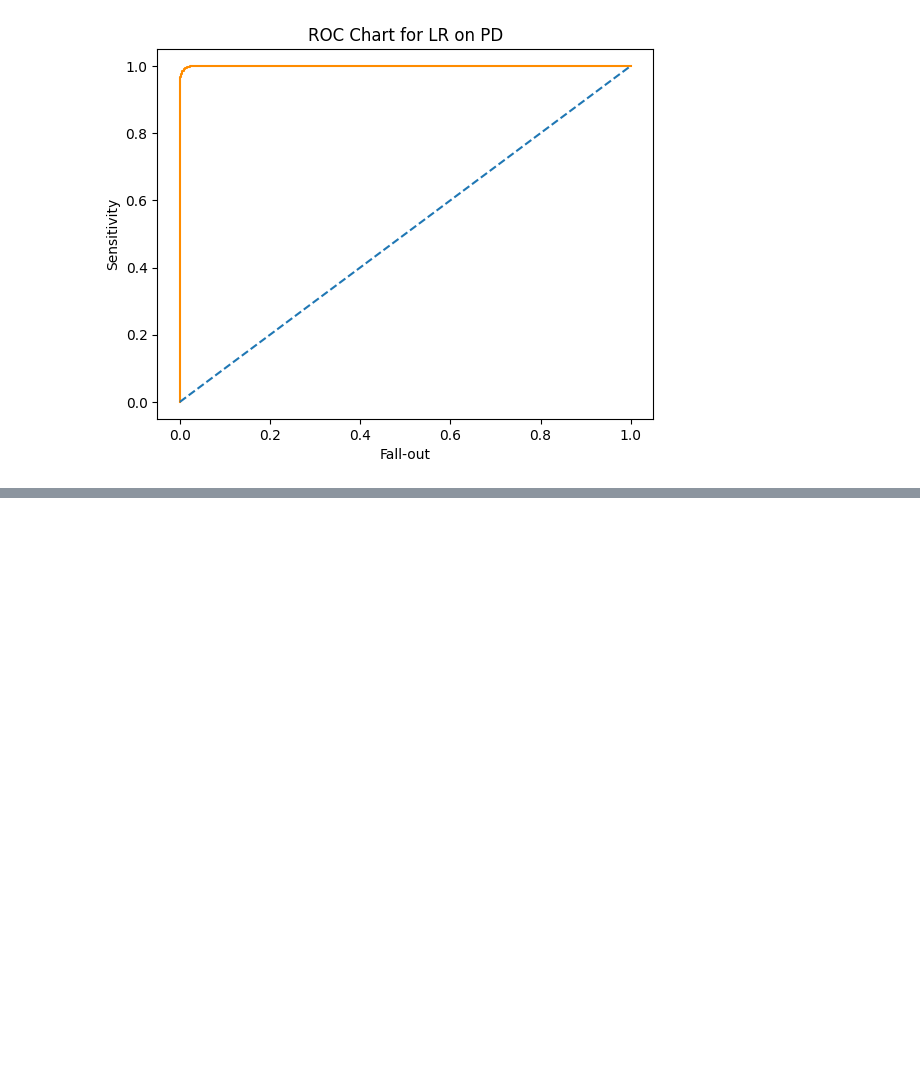
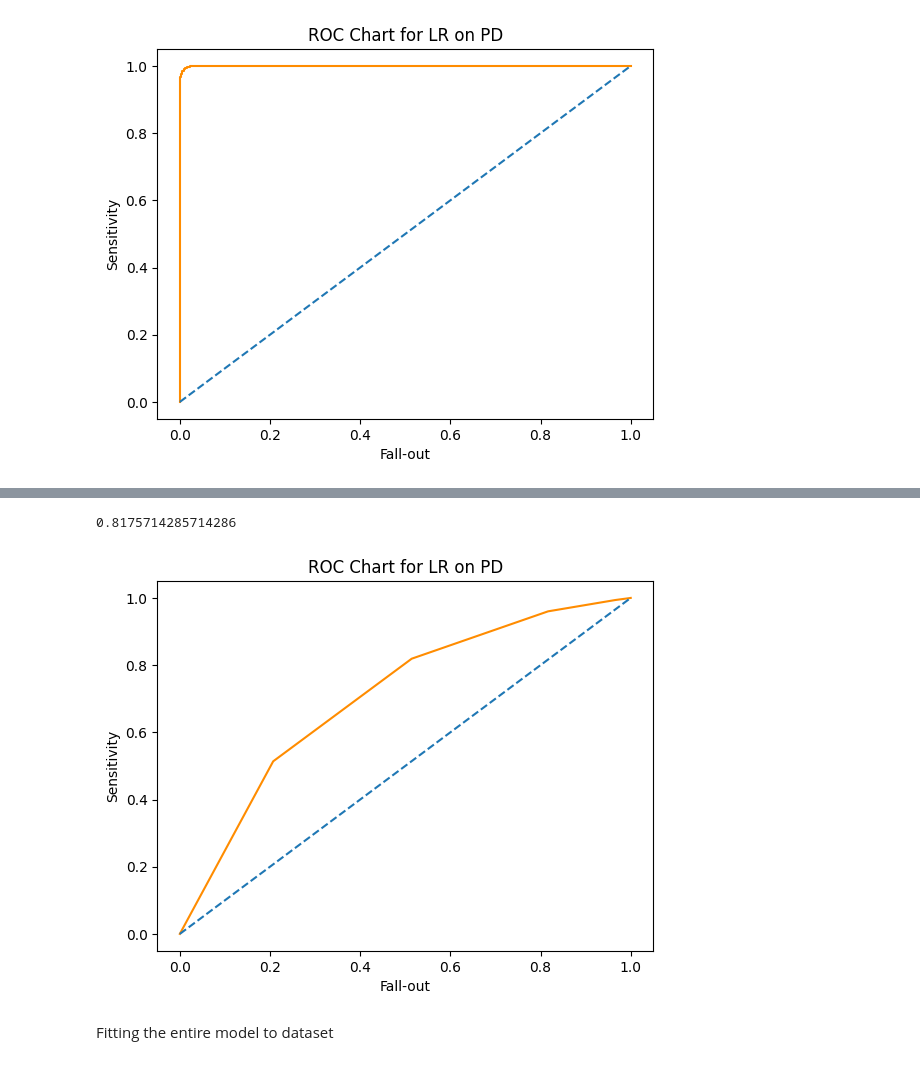
Before and after one commit to urvihp1001/JPMorganQuant, a Jupyter notebook: JPMC4.ipynb, the cells around one changed output, grey strips where cells are left out. Saved outputs shown, nothing was run; the diff lists cells and outputs as text; code cells hidden in the pictures; blank space fills up the shorter version.

```diff
--- a/JPMC4.ipynb
+++ b/JPMC4.ipynb
@@ -255,0 +294,9 @@ prob_to_default=clf_logistic.predict_proba(X)
+# %%
+X=Loans_df['Rating'].to_numpy().reshape(-1,1)
+# %%
+X_train, X_test, Y_train, Y_test = train_test_split(X, Y, test_size=.7, random_state=123)
+# %%
+from sklearn.linear_model import LogisticRegression
+clf_logistic = LogisticRegression(solver='lbfgs').fit(X_train, np.ravel(Y_train))
+# %%
+lr_preds = clf_logistic.predict_proba(X_test)
@@ -255,0 +324,17 @@ prob_to_default=clf_logistic.predict_proba(X)
+# %%
+print(clf_logistic.score(X_test, Y_test))
+# %% [output]
+0.8175714285714286
+# %%
+lr_preds_default = lr_preds[:, 1]
+fallout, sensitivity, thresholds = roc_curve(Y_test, lr_preds_default)
+plt.plot(fallout, sensitivity, color = 'darkorange')
+plt.plot([0, 1], [0, 1], linestyle='--')
+plt.title("ROC Chart for LR on PD")
+plt.xlabel("Fall-out")
+plt.ylabel("Sensitivity")
+plt.show()
+# %% [output]
+[figure, added]
+# %% [markdown]
+Fitting the entire model to dataset
```
Also changed, not shown: parts of 11 cells of this notebook.
